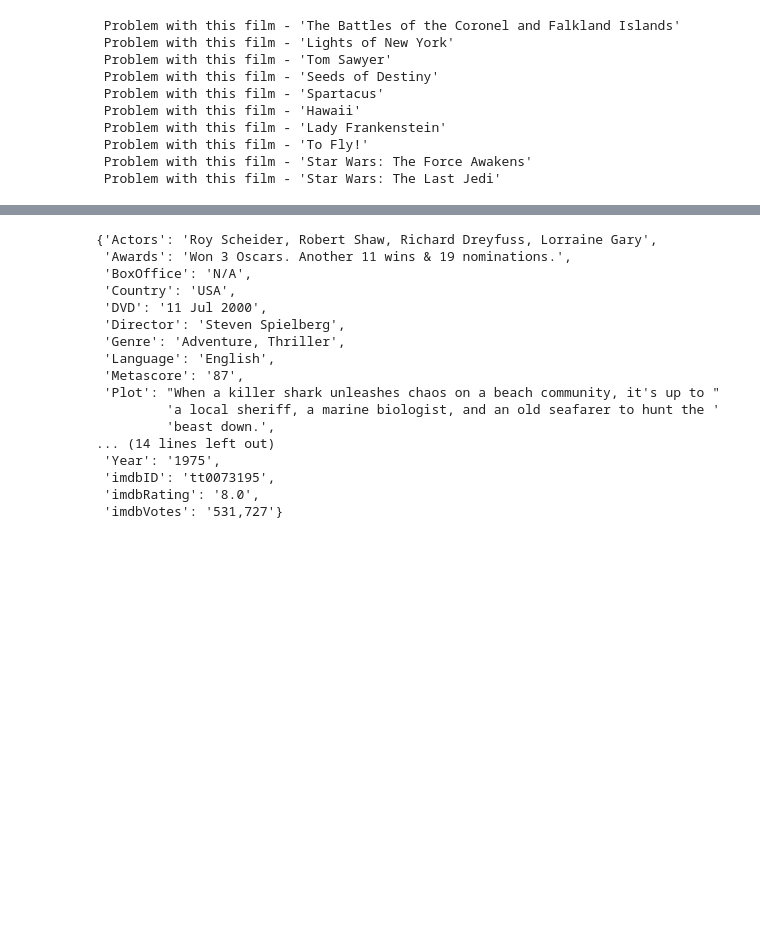
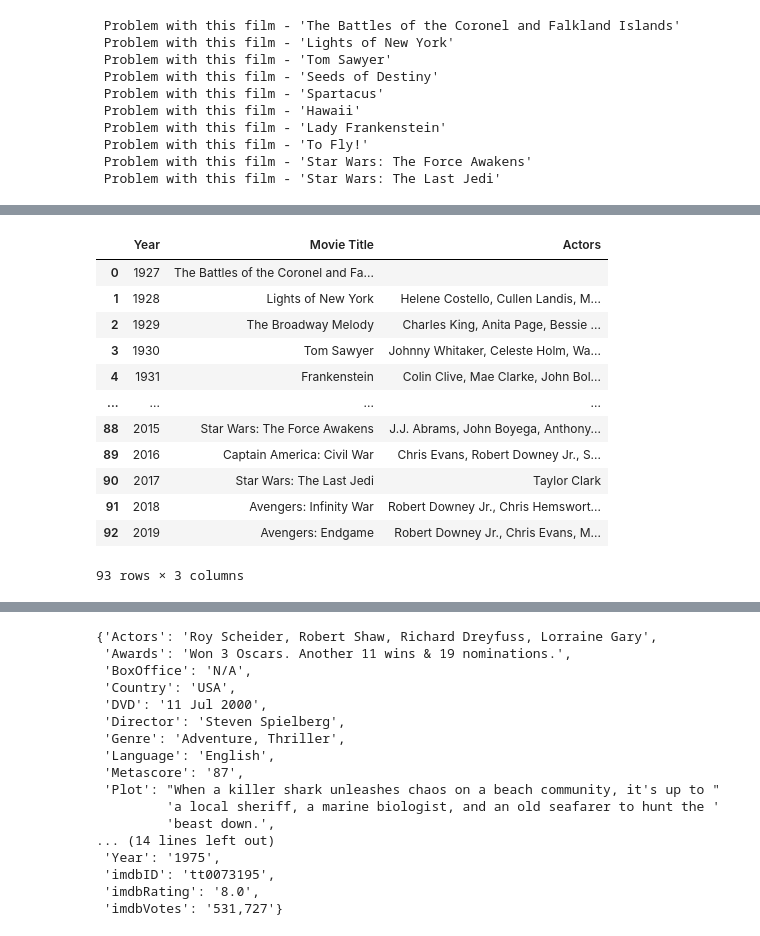
Before and after one commit to meganfoster/Group_5_Project_1, a Jupyter notebook: Top Grossing Film Data.ipynb, the cells around one changed output, grey strips where cells are left out. Drawn from its saved outputs; the diff is of its cells as text; code cells hidden in the pictures; blank space fills up the shorter version.

```diff
--- a/Top Grossing Film Data.ipynb
+++ b/Top Grossing Film Data.ipynb
@@ -94,3 +96,20 @@ top_grossing_df.head(50)
 | 47 | 1974 | 11072 | Blazing Saddles | 119601481 | Comedy, Western | 93 min | Cleavon Little, Gene Wilder, Slim... | 7.7/10 | ... |
 | 48 | 1975 | 578 | Jaws | 470653000 | Adventure, Thriller | 124 min | Roy Scheider, Robert Shaw, Richar... | 8.0/10 | ... |
 | 49 | 1976 | 195012 | To Fly! | 120700000 | Documentary, Short, History | 27 min | Ellen Bry, Jennifer Kaye Evans | 7.0/10 | ... |
+# %%
+actor_list_df = top_grossing_df[['Year','Movie Title', 'Actors']]
+actor_list_df
+# %% [output]
+|  | Year | Movie Title | Actors |
+| 0 | 1927 | The Battles of the Coronel and Fa... |  |
+| 1 | 1928 | Lights of New York | Helene Costello, Cullen Landis, M... |
+| 2 | 1929 | The Broadway Melody | Charles King, Anita Page, Bessie ... |
+| 3 | 1930 | Tom Sawyer | Johnny Whitaker, Celeste Holm, Wa... |
+| 4 | 1931 | Frankenstein | Colin Clive, Mae Clarke, John Bol... |
+| ... | ... | ... | ... |
+| 88 | 2015 | Star Wars: The Force Awakens | J.J. Abrams, John Boyega, Anthony... |
+| 89 | 2016 | Captain America: Civil War | Chris Evans, Robert Downey Jr., S... |
+| 90 | 2017 | Star Wars: The Last Jedi | Taylor Clark |
+| 91 | 2018 | Avengers: Infinity War | Robert Downey Jr., Chris Hemswort... |
+| 92 | 2019 | Avengers: Endgame | Robert Downey Jr., Chris Evans, M... |
+93 rows × 3 columns
```
Also changed, not shown: parts of 2 cells of this notebook.
